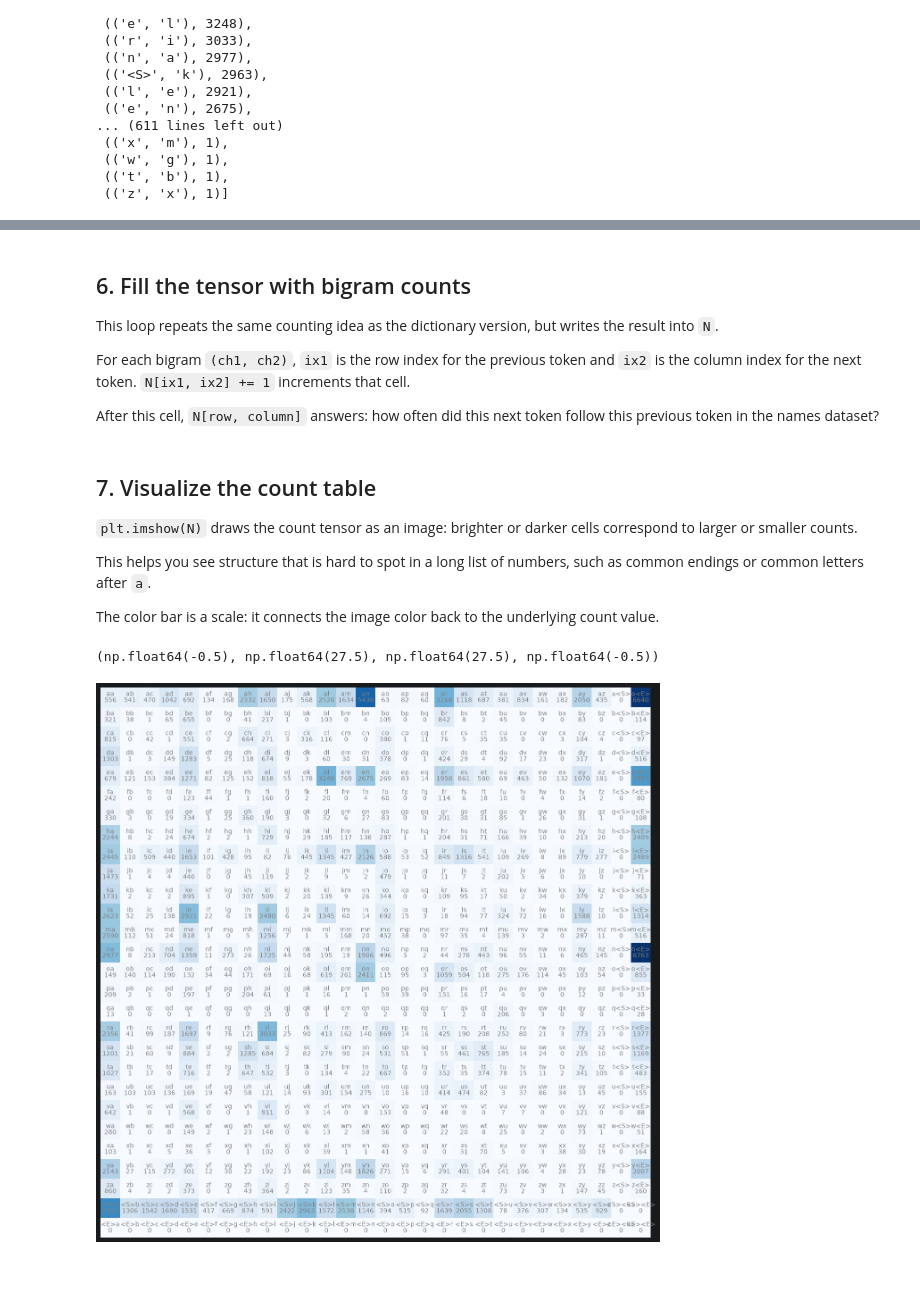
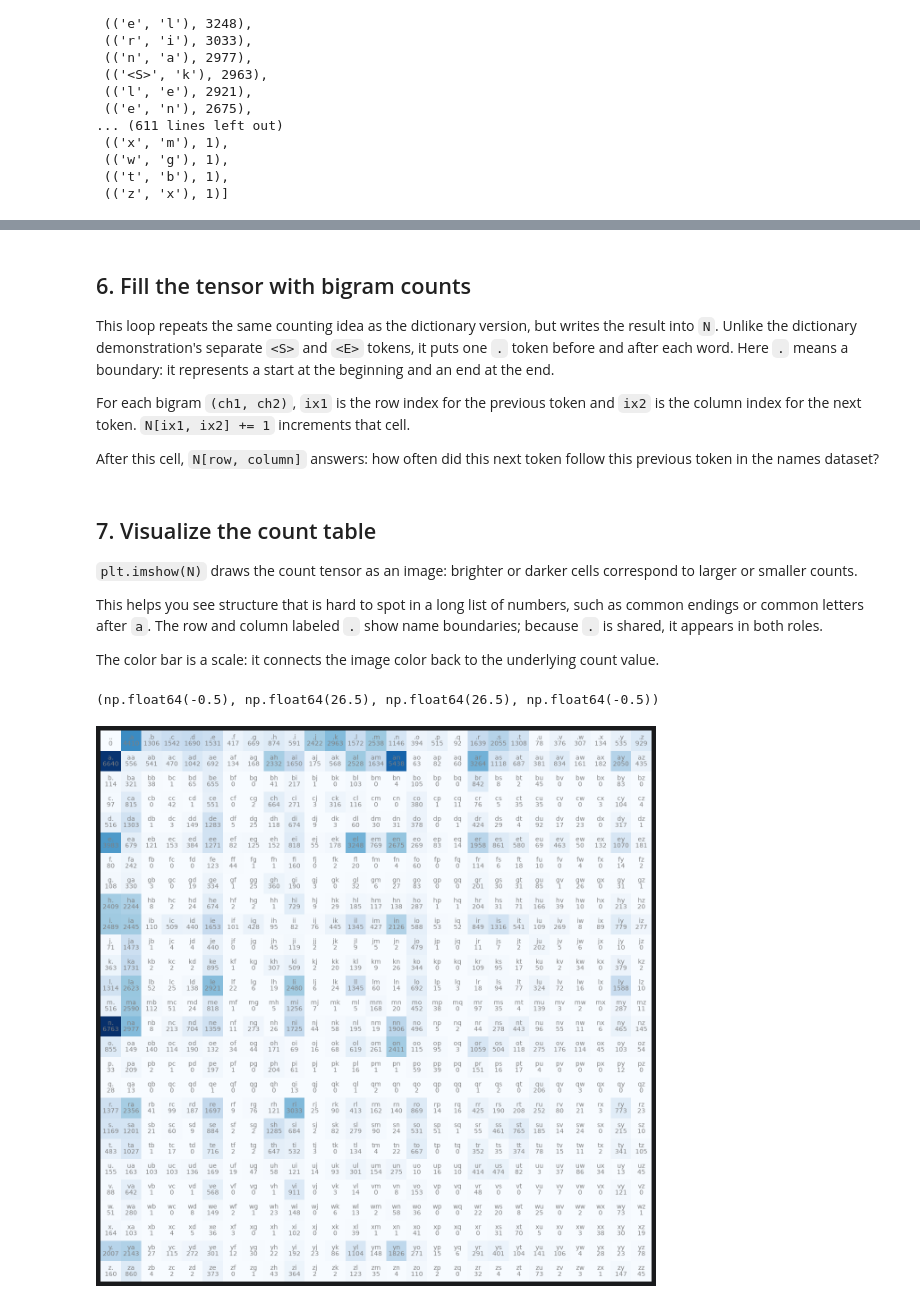
Before and after one commit to majorgilles/karpathy_ml_course, a Jupyter notebook: coursework/02-makemore-bigram/notebooks/02-makemore-bigram.ipynb, the cells around one changed output, grey strips where cells are left out. Cells and saved outputs as stored; diff of their text form; code cells hidden in the pictures; blank space fills up the shorter version.

Commit message:
Align makemore notebook notes with shared boundary token

```diff
--- a/coursework/02-makemore-bigram/notebooks/02-makemore-bigram.ipynb
+++ b/coursework/02-makemore-bigram/notebooks/02-makemore-bigram.ipynb
@@ -93,7 +104,7 @@ The dictionary `b` is easy to inspect, but a model will be easier to build from
 # %%
 import torch
 
-N = torch.zeros((28, 28), dtype=torch.int32)
+N = torch.zeros((27, 27), dtype=torch.int32)
 # %% [markdown]
 ## 5. Build character lookup tables
 
@@ -105,20 +116,19 @@ Boundary-token note: this cell adds `<S>` and `<E>` to `stoi` so they can be cou
 # %%
 chars = sorted(list(set("".join(words))))
-stoi = {s: i for i, s in enumerate(chars)}
-stoi["<S>"] = 26
-stoi["<E>"] = 27
+stoi = {s: i + 1 for i, s in enumerate(chars)}
+stoi["."] = 0
 itos = {i: s for s, i in stoi.items()}
 # %% [markdown]
 ## 6. Fill the tensor with bigram counts
 
-This loop repeats the same counting idea as the dictionary version, but writes the result into `N`.
+This loop repeats the same counting idea as the dictionary version, but writes the result into `N`. Unlike the dictionary demonstration's separate `<S>` and `<E>` tokens, it puts one `.` token before and after each word. Here `.` means a boundary: it represents a start at the beginning and an end at the end.
 
 For each bigram `(ch1, ch2)`, `ix1` is the row index for the previous token and `ix2` is the column index for the next token. `N[ix1, ix2] += 1` increments that cell.
 
 After this cell, `N[row, column]` answers: how often did this next token follow this previous token in the names dataset?
 # %%
 for w in words:
-    chs = ["<S>"] + list(w) + ["<E>"]
+    chs = ["."] + list(w) + ["."]
     for ch1, ch2 in zip(chs, chs[1:], strict=False):
         ix1 = stoi[ch1]
         ix2 = stoi[ch2]
@@ -128,22 +138,22 @@ for w in words:
 
 `plt.imshow(N)` draws the count tensor as an image: brighter or darker cells correspond to larger or smaller counts.
 
-This helps you see structure that is hard to spot in a long list of numbers, such as common endings or common letters after `a`.
+This helps you see structure that is hard to spot in a long list of numbers, such as common endings or common letters after `a`. The row and column labeled `.` show name boundaries; because `.` is shared, it appears in both roles.
 
 The color bar is a scale: it connects the image color back to the underlying count value.
 # %%
 import matplotlib.pyplot as plt
 
 %matplotlib inline
 
 plt.figure(figsize=(16, 16))
 plt.imshow(N, cmap="Blues")
-for i in range(28):
-    for j in range(28):
+for i in range(27):
+    for j in range(27):
         chstr = itos[i] + itos[j]
         plt.text(j, i, chstr, ha="center", va="bottom", color="gray")
         plt.text(j, i, N[i, j].item(), ha="center", va="top", color="gray")
 plt.axis("off")
 # %% [output]
-(np.float64(-0.5), np.float64(27.5), np.float64(27.5), np.float64(-0.5))
+(np.float64(-0.5), np.float64(26.5), np.float64(26.5), np.float64(-0.5))
-[figure, old version]
+[figure, new version]
```
Also changed, not shown: parts of 11 cells of this notebook.
